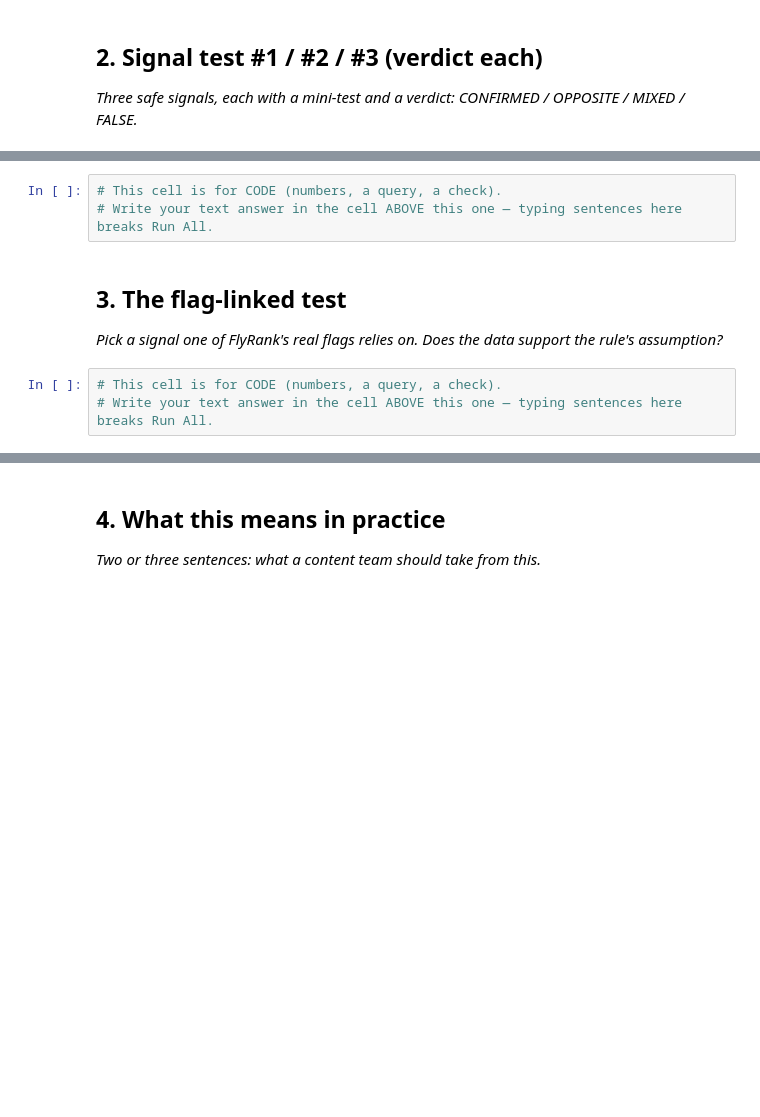
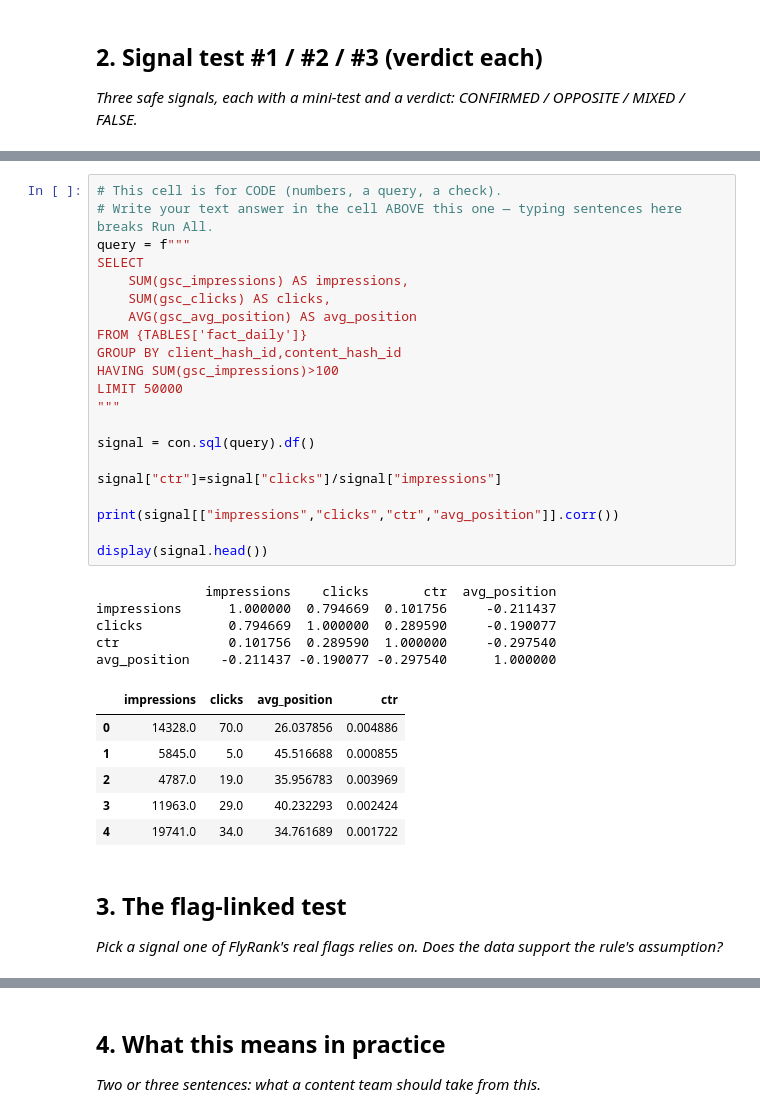
Before and after one commit to kaifahmad236/flyrank-ml-internship, a Jupyter notebook: work/notebooks/w04_signal_audit.ipynb, the cells around one changed output, grey strips where cells are left out. Saved outputs shown, nothing was run; the diff lists cells and outputs as text; blank space fills up the shorter version.

```diff
--- a/work/notebooks/w04_signal_audit.ipynb
+++ b/work/notebooks/w04_signal_audit.ipynb
@@ -20,10 +115,37 @@ This skeleton is yours to fill. Work the sections **in order** — each one has
 # %%
 # This cell is for CODE (numbers, a query, a check).
 # Write your text answer in the cell ABOVE this one — typing sentences here breaks Run All.
+query = f"""
+SELECT
+    SUM(gsc_impressions) AS impressions,
+    SUM(gsc_clicks) AS clicks,
+    AVG(gsc_avg_position) AS avg_position
+FROM {TABLES['fact_daily']}
+GROUP BY client_hash_id,content_hash_id
+HAVING SUM(gsc_impressions)>100
+LIMIT 50000
+"""
+
+signal = con.sql(query).df()
+
+signal["ctr"]=signal["clicks"]/signal["impressions"]
+
+print(signal[["impressions","clicks","ctr","avg_position"]].corr())
+
+display(signal.head())
+# %% [output]
+              impressions    clicks       ctr  avg_position
+impressions      1.000000  0.794669  0.101756     -0.211437
+clicks           0.794669  1.000000  0.289590     -0.190077
+ctr              0.101756  0.289590  1.000000     -0.297540
+avg_position    -0.211437 -0.190077 -0.297540      1.000000
+|  | impressions | clicks | avg_position | ctr |
+| 0 | 14328.0 | 70.0 | 26.037856 | 0.004886 |
+| 1 | 5845.0 | 5.0 | 45.516688 | 0.000855 |
+| 2 | 4787.0 | 19.0 | 35.956783 | 0.003969 |
+| 3 | 11963.0 | 29.0 | 40.232293 | 0.002424 |
+| 4 | 19741.0 | 34.0 | 34.761689 | 0.001722 |
 # %% [markdown]
 ## 3. The flag-linked test
 
 *Pick a signal one of FlyRank's real flags relies on. Does the data support the rule's assumption?*
-# %%
-# This cell is for CODE (numbers, a query, a check).
-# Write your text answer in the cell ABOVE this one — typing sentences here breaks Run All.
```
Also changed, not shown: parts of 10 cells of this notebook.
